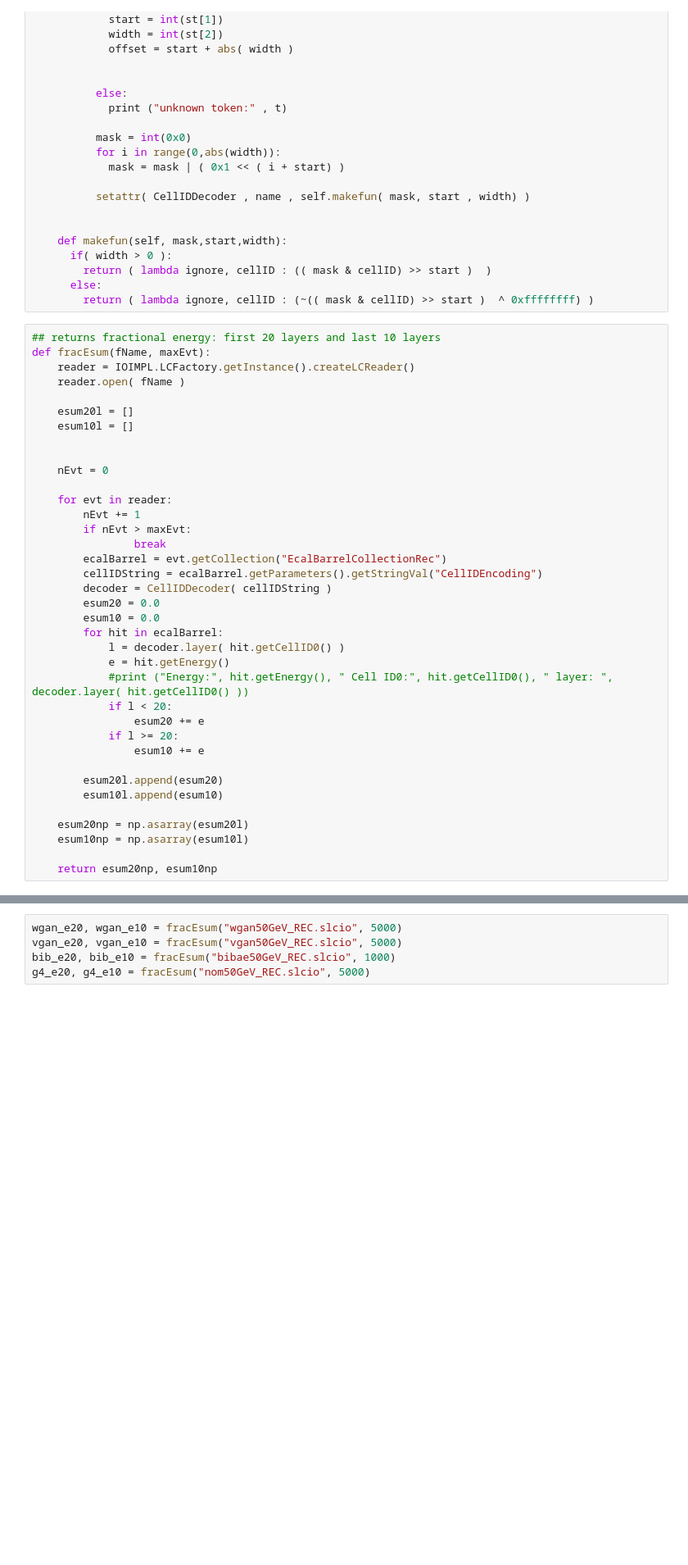
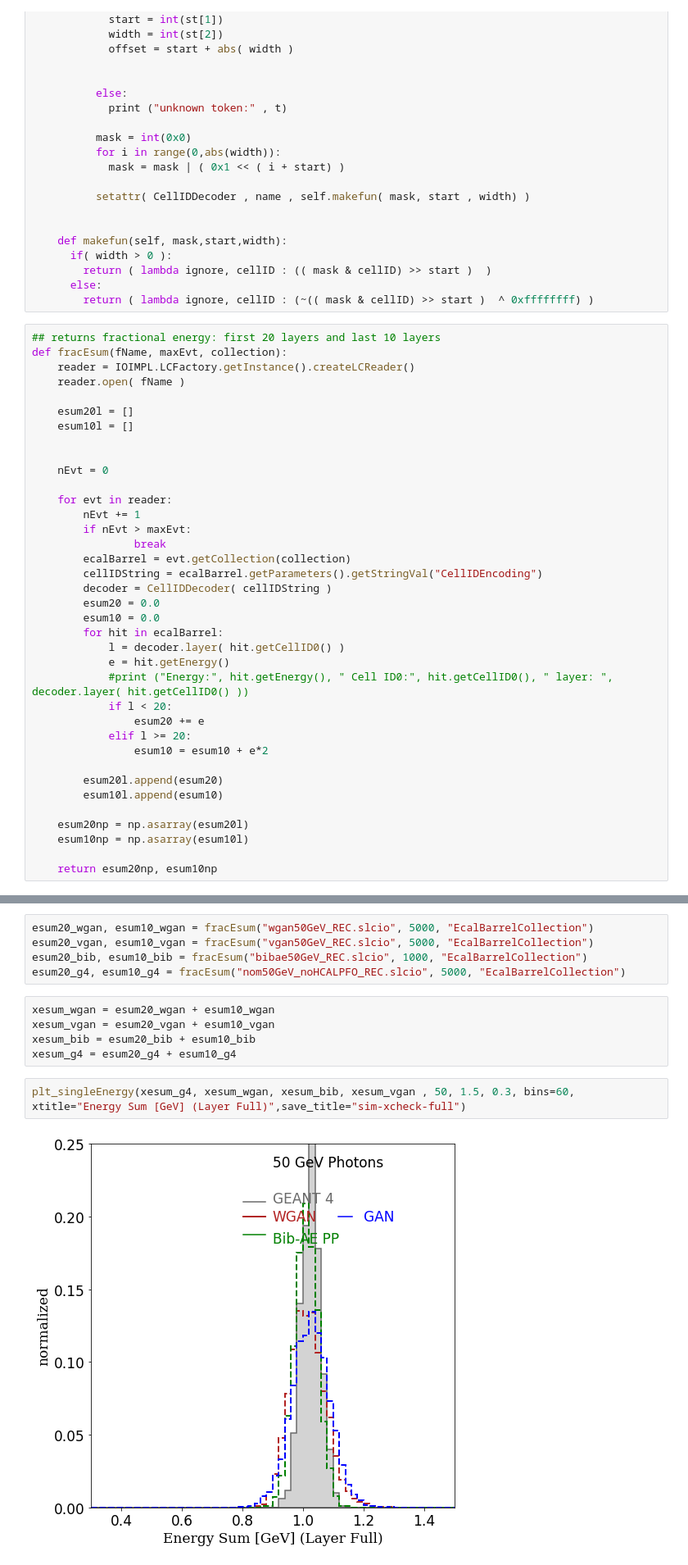
Before and after one commit to vbocha/pyLCIO, a Jupyter notebook: examples/ECalBarrel.ipynb, the cells around one changed output, grey strips where cells are left out. Shown at 82% size. Saved outputs shown, nothing was run; the diff lists cells and outputs as text; blank space fills up the shorter version.

Commit message:
added other plots and notebooks

```diff
--- a/examples/ECalBarrel.ipynb
+++ b/examples/ECalBarrel.ipynb
@@ -61,7 +61,7 @@ class CellIDDecoder:
         return ( lambda ignore, cellID : (~(( mask & cellID) >> start )  ^ 0xffffffff) )
 # %%
 ## returns fractional energy: first 20 layers and last 10 layers
-def fracEsum(fName, maxEvt):
+def fracEsum(fName, maxEvt, collection):
     reader = IOIMPL.LCFactory.getInstance().createLCReader()
     reader.open( fName )
 
@@ -75,7 +75,7 @@ def fracEsum(fName, maxEvt):
         nEvt += 1
         if nEvt > maxEvt:
                 break
-        ecalBarrel = evt.getCollection("EcalBarrelCollectionRec")
+        ecalBarrel = evt.getCollection(collection)
         cellIDString = ecalBarrel.getParameters().getStringVal("CellIDEncoding")
         decoder = CellIDDecoder( cellIDString )
         esum20 = 0.0
@@ -86,8 +86,8 @@ def fracEsum(fName, maxEvt):
             #print ("Energy:", hit.getEnergy(), " Cell ID0:", hit.getCellID0(), " layer: ", decoder.layer( hit.getCellID0() ))
             if l < 20:
                 esum20 += e
-            if l >= 20:
-                esum10 += e
+            elif l >= 20:
+                esum10 = esum10 + e*2
 
         esum20l.append(esum20)
         esum10l.append(esum10)
@@ -99,5 +150,14 @@ def fracEsum(fName, maxEvt):
 # %%
-wgan_e20, wgan_e10 = fracEsum("wgan50GeV_REC.slcio", 5000)
-vgan_e20, vgan_e10 = fracEsum("vgan50GeV_REC.slcio", 5000)
-bib_e20, bib_e10 = fracEsum("bibae50GeV_REC.slcio", 1000)
-g4_e20, g4_e10 = fracEsum("nom50GeV_REC.slcio", 5000)
+esum20_wgan, esum10_wgan = fracEsum("wgan50GeV_REC.slcio", 5000, "EcalBarrelCollection")
+esum20_vgan, esum10_vgan = fracEsum("vgan50GeV_REC.slcio", 5000, "EcalBarrelCollection")
+esum20_bib, esum10_bib = fracEsum("bibae50GeV_REC.slcio", 1000, "EcalBarrelCollection")
+esum20_g4, esum10_g4 = fracEsum("nom50GeV_noHCALPFO_REC.slcio", 5000, "EcalBarrelCollection")
+# %%
+xesum_wgan = esum20_wgan + esum10_wgan
+xesum_vgan = esum20_vgan + esum10_vgan
+xesum_bib = esum20_bib + esum10_bib
+xesum_g4 = esum20_g4 + esum10_g4
+# %%
+plt_singleEnergy(xesum_g4, xesum_wgan, xesum_bib, xesum_vgan , 50, 1.5, 0.3, bins=60, xtitle="Energy Sum [GeV] (Layer Full)",save_title="sim-xcheck-full")
+# %% [output]
+[figure, added]
```
Also changed, not shown: parts of 24 cells of this notebook, 15 other files.
